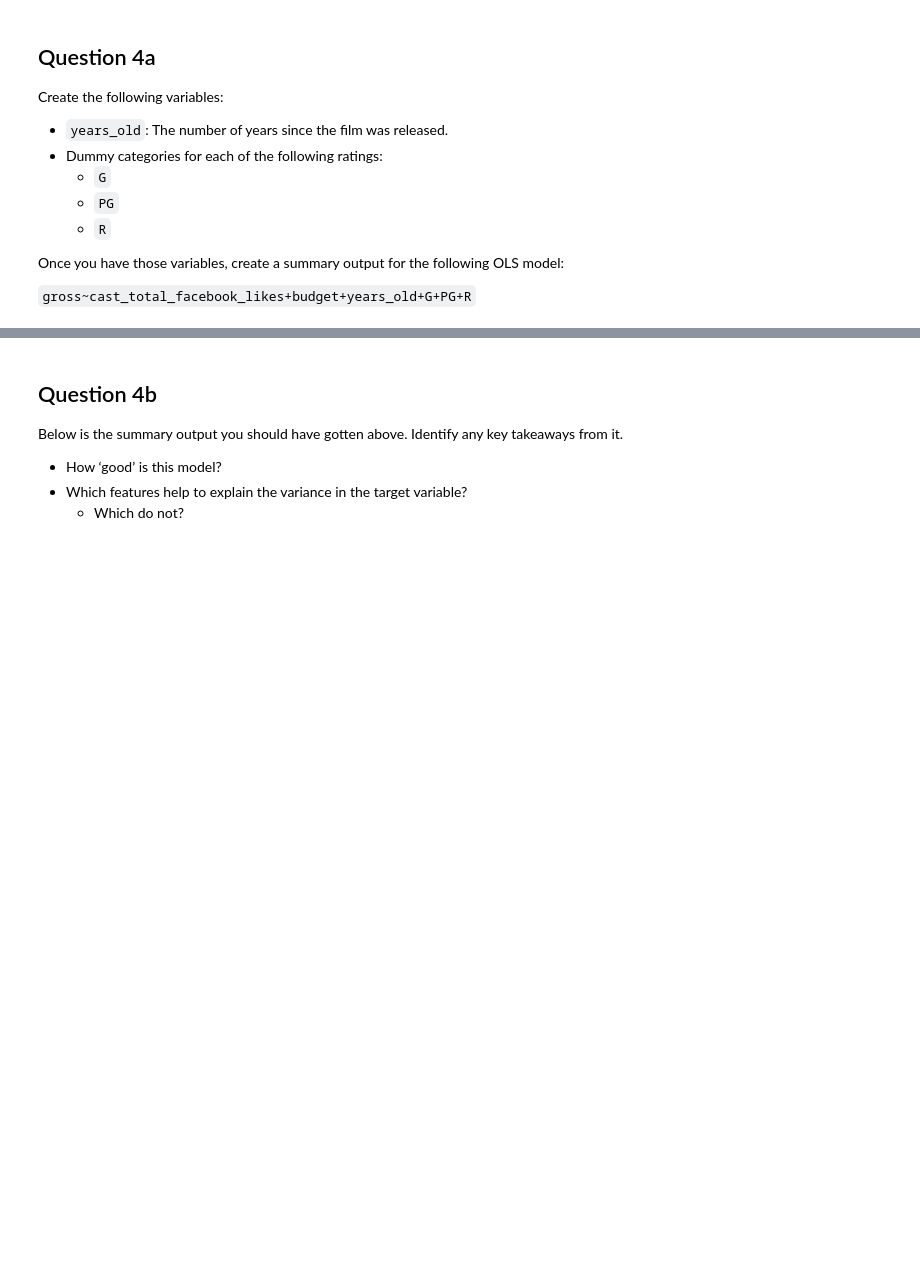
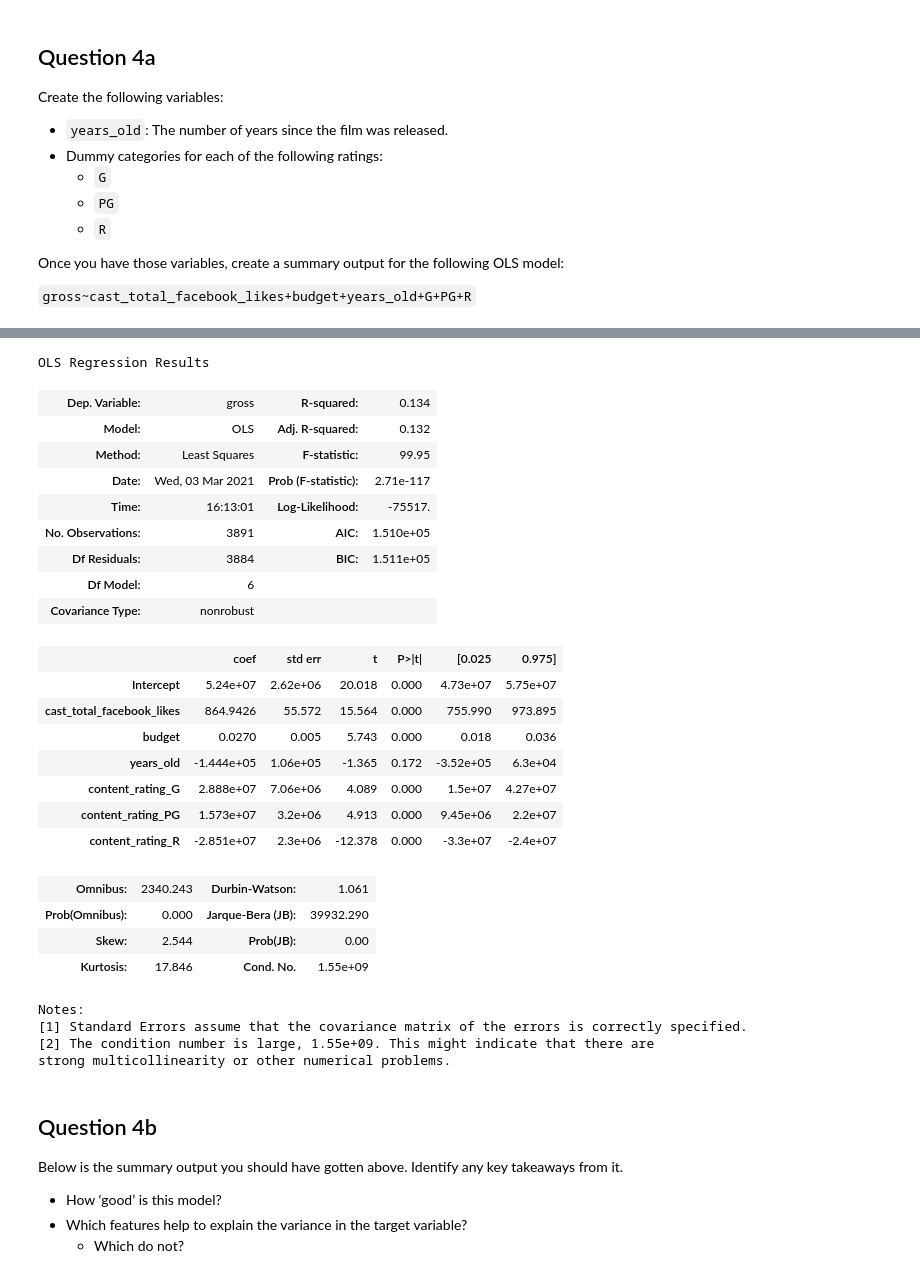
Before and after one commit to Mynusjanai/nyc-dc-ds-020121, a Jupyter notebook: Phase_2/phase_2_pre_assessment_review/Phase_2_Review.ipynb, the cells around one changed output, grey strips where cells are left out. Cells and saved outputs as stored; diff of their text form; code cells hidden in the pictures; blank space fills up the shorter version.

```diff
--- a/Phase_2/phase_2_pre_assessment_review/Phase_2_Review.ipynb
+++ b/Phase_2/phase_2_pre_assessment_review/Phase_2_Review.ipynb
@@ -141,0 +257,3 @@ Once you have those variables, create a summary output for the following OLS mod
+# %%
+# your answer here
+summary_ols = pd.get_dummies(model_prep, columns=['content_rating']).drop(columns='content_rating_PG-13')
@@ -142,3 +269,33 @@ Once you have those variables, create a summary output for the following OLS mod
+# %%
+film_lr = ols(formula='gross~cast_total_facebook_likes+budget+years_old+content_rating_G+content_rating_PG+content_rating_R', data=summary_ols).fit()
+film_lr.summary()
+# %% [output]
+OLS Regression Results
+| Dep. Variable: | gross | R-squared: | 0.134 |
+| Model: | OLS | Adj. R-squared: | 0.132 |
+| Method: | Least Squares | F-statistic: | 99.95 |
+| Date: | Wed, 03 Mar 2021 | Prob (F-statistic): | 2.71e-117 |
+| Time: | 16:13:01 | Log-Likelihood: | -75517. |
+| No. Observations: | 3891 | AIC: | 1.510e+05 |
+| Df Residuals: | 3884 | BIC: | 1.511e+05 |
+| Df Model: | 6 |  |  |
+| Covariance Type: | nonrobust |  |  |
+|  | coef | std err | t | P>|t| | [0.025 | 0.975] |
+| Intercept | 5.24e+07 | 2.62e+06 | 20.018 | 0.000 | 4.73e+07 | 5.75e+07 |
+| cast_total_facebook_likes | 864.9426 | 55.572 | 15.564 | 0.000 | 755.990 | 973.895 |
+| budget | 0.0270 | 0.005 | 5.743 | 0.000 | 0.018 | 0.036 |
+| years_old | -1.444e+05 | 1.06e+05 | -1.365 | 0.172 | -3.52e+05 | 6.3e+04 |
+| content_rating_G | 2.888e+07 | 7.06e+06 | 4.089 | 0.000 | 1.5e+07 | 4.27e+07 |
+| content_rating_PG | 1.573e+07 | 3.2e+06 | 4.913 | 0.000 | 9.45e+06 | 2.2e+07 |
+| content_rating_R | -2.851e+07 | 2.3e+06 | -12.378 | 0.000 | -3.3e+07 | -2.4e+07 |
+| Omnibus: | 2340.243 | Durbin-Watson: | 1.061 |
+| Prob(Omnibus): | 0.000 | Jarque-Bera (JB): | 39932.290 |
+| Skew: | 2.544 | Prob(JB): | 0.00 |
+| Kurtosis: | 17.846 | Cond. No. | 1.55e+09 |
+Notes:
+[1] Standard Errors assume that the covariance matrix of the errors is correctly specified.
+[2] The condition number is large, 1.55e+09. This might indicate that there are
+strong multicollinearity or other numerical problems.
 # %% [markdown]
 ## Question 4b
 
```
Also changed, not shown: parts of 20 cells of this notebook, 5 other files.
